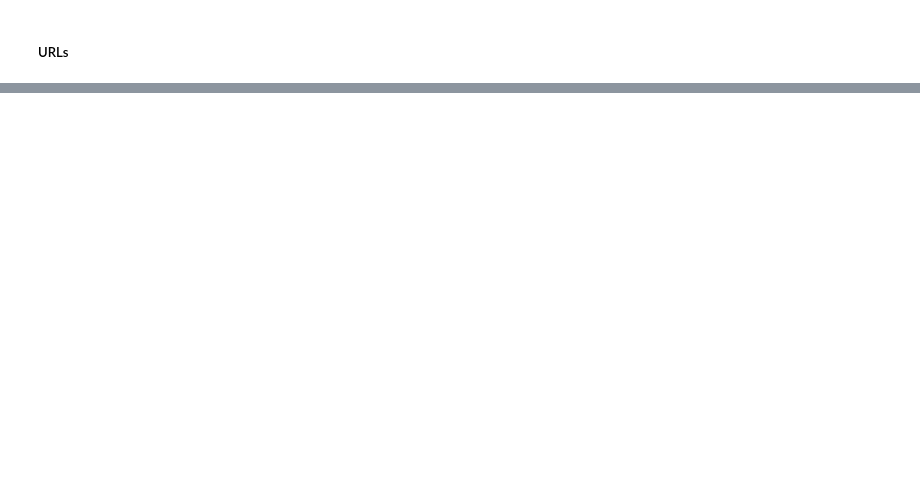
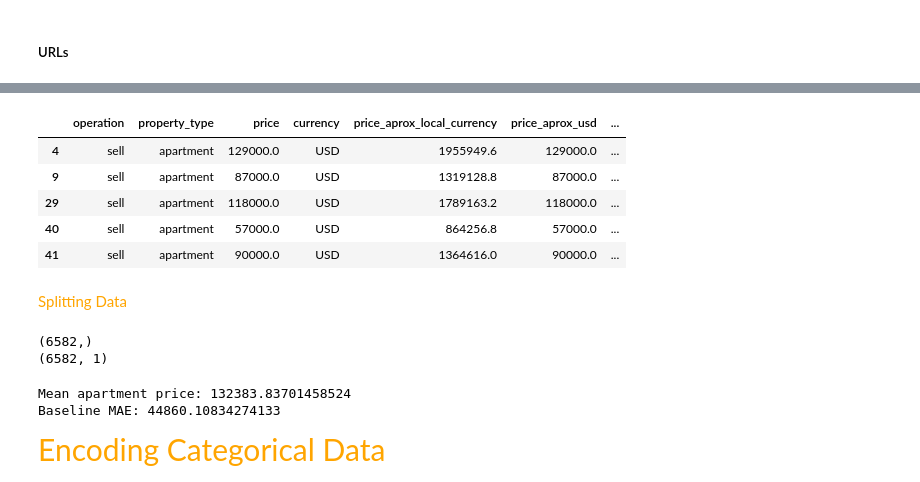
Before and after one commit to tech-ml-quant-luv/Applied_data_science_lab_worldquant, a Jupyter notebook: Project 2 - Housing in Buenos Aires/price_and_neighborhood.ipynb, the cells around one changed output, grey strips where cells are left out. Saved outputs shown, nothing was run; the diff lists cells and outputs as text; code cells hidden in the pictures; blank space fills up the shorter version.

```diff
--- a/Project 2 - Housing in Buenos Aires/price_and_neighborhood.ipynb
+++ b/Project 2 - Housing in Buenos Aires/price_and_neighborhood.ipynb
@@ -94,0 +122,33 @@
+# %%
+df["neighborhood"]= df["place_with_parent_names"].str.split("|", expand=True)[3]
+df.drop(columns=["place_with_parent_names"], inplace=True)
+# %%
+df.head()
+# %% [output]
+|  | operation | property_type | price | currency | price_aprox_local_currency | price_aprox_usd | ... |
+| 4 | sell | apartment | 129000.0 | USD | 1955949.6 | 129000.0 | ... |
+| 9 | sell | apartment | 87000.0 | USD | 1319128.8 | 87000.0 | ... |
+| 29 | sell | apartment | 118000.0 | USD | 1789163.2 | 118000.0 | ... |
+| 40 | sell | apartment | 57000.0 | USD | 864256.8 | 57000.0 | ... |
+| 41 | sell | apartment | 90000.0 | USD | 1364616.0 | 90000.0 | ... |
+# %% [markdown]
+<p style="color:orange">Splitting Data</p>
+# %%
+features = ["neighborhood"]
+y_train = df["price_aprox_usd"]
+X_train = df[features]
+print(y_train.shape)
+print(X_train.shape)
+# %% [output]
+(6582,)
+(6582, 1)
+# %%
+y_mean = y_train.mean()
+y_pred_baseline= [y_mean]*len(y_train)
+print(f"Mean apartment price: {y_mean}")
+print(f"Baseline MAE: {mean_absolute_error(y_train,y_pred_baseline)}")
+# %% [output]
+Mean apartment price: 132383.83701458524
+Baseline MAE: 44860.10834274133
+# %% [markdown]
+<p style="color:orange; font-size:30px">Encoding Categorical Data</p>
```
Also changed, not shown: parts of 21 cells of this notebook, 2 other files.
